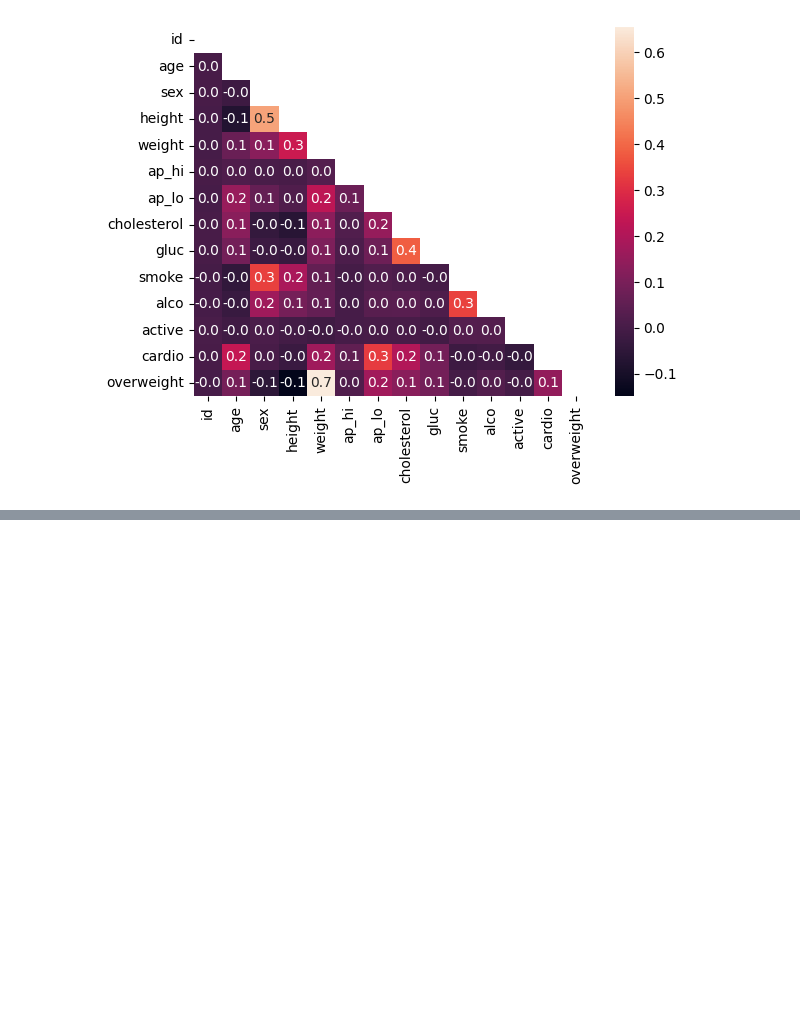
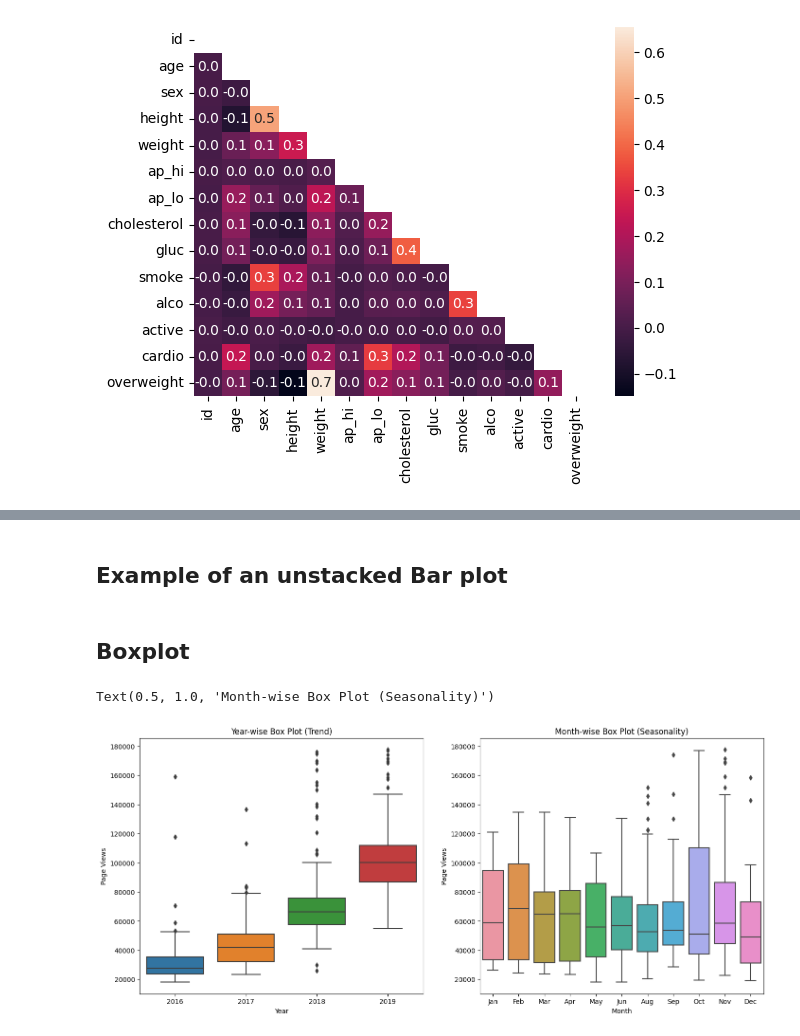
Before and after one commit to Braxion06/FreeCodeCamp---Data-Analysis-Projects, a Jupyter notebook: ad_hoc_testing.ipynb, the cells around one changed output, grey strips where cells are left out. Cells and saved outputs as stored; diff of their text form; code cells hidden in the pictures; blank space fills up the shorter version.

```diff
--- a/ad_hoc_testing.ipynb
+++ b/ad_hoc_testing.ipynb
@@ -649,0 +751,2 @@ draw_heat_map()
+# %% [markdown]
+## Example of an unstacked Bar plot
@@ -649,0 +824,23 @@ draw_heat_map()
+# %% [markdown]
+## Boxplot
+# %%
+df_time_3 = df_time.copy()
+
+df_time_3.reset_index(inplace=True)
+df_time_3['year'] = [d.year for d in df_time_3.date]
+df_time_3['month'] = [d.strftime('%b') for d in df_time_3.date]
+
+fig_3, ax_3 = plt.subplots(1,2, figsize= (17,7))
+sns.boxplot(ax=ax_3[0], data=df_time_3, x='year', y='value')
+ax_3[0].set_xlabel('Year')
+ax_3[0].set_ylabel('Page Views')
+ax_3[0].set_title('Year-wise Box Plot (Trend)')
+
+sns.boxplot(ax=ax_3[1], data=df_time_3, x='month', y='value',
+                    order=['Jan', 'Feb', 'Mar', 'Apr', 'May', 'Jun', 'Aug', 'Sep', 'Oct', 'Nov', 'Dec'])
+ax_3[1].set_xlabel('Month')
+ax_3[1].set_ylabel('Page Views')
+ax_3[1].set_title('Month-wise Box Plot (Seasonality)')
+# %% [output]
+Text(0.5, 1.0, 'Month-wise Box Plot (Seasonality)')
+[figure, added]
```
Also changed, not shown: parts of 16 cells of this notebook.
